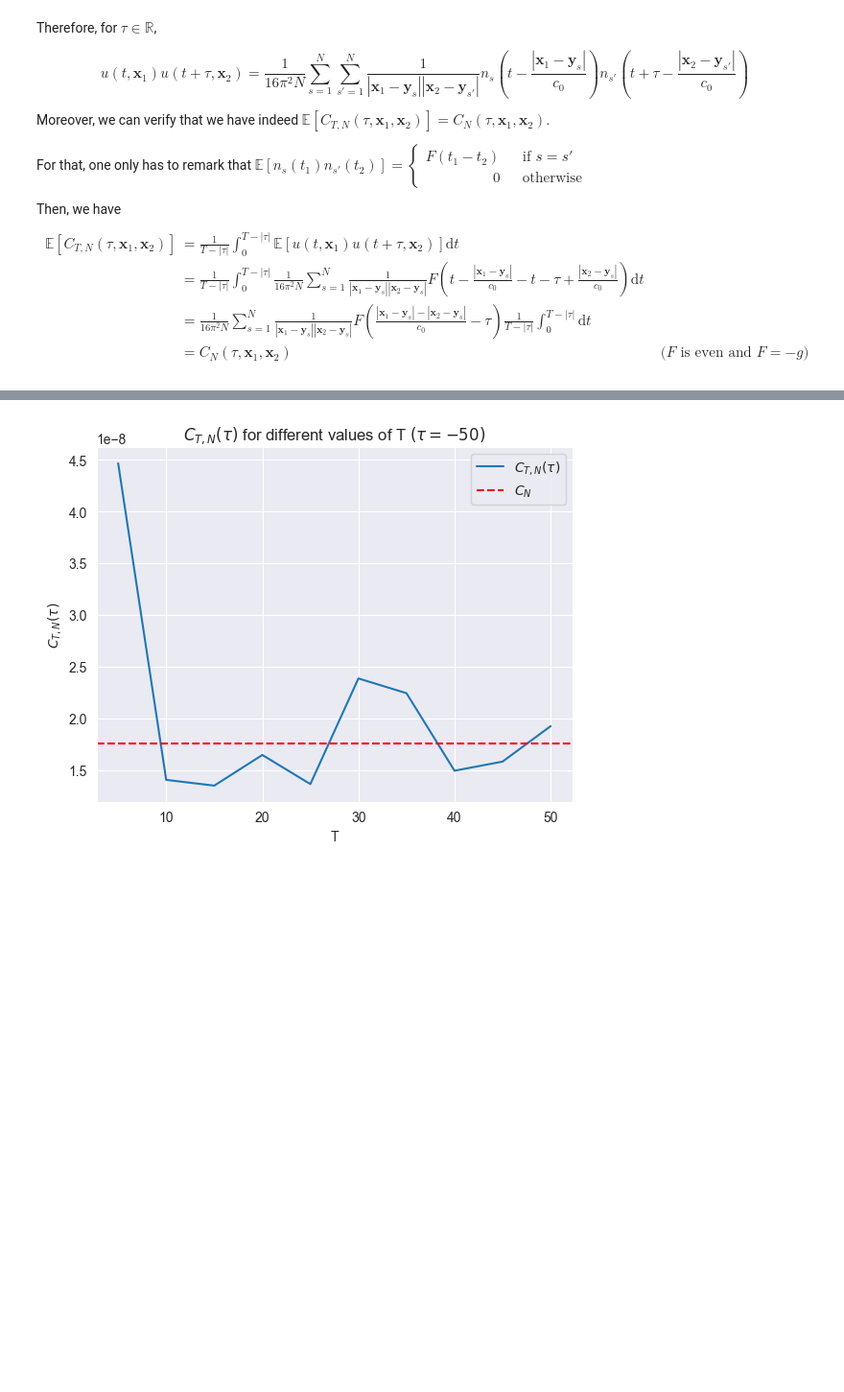
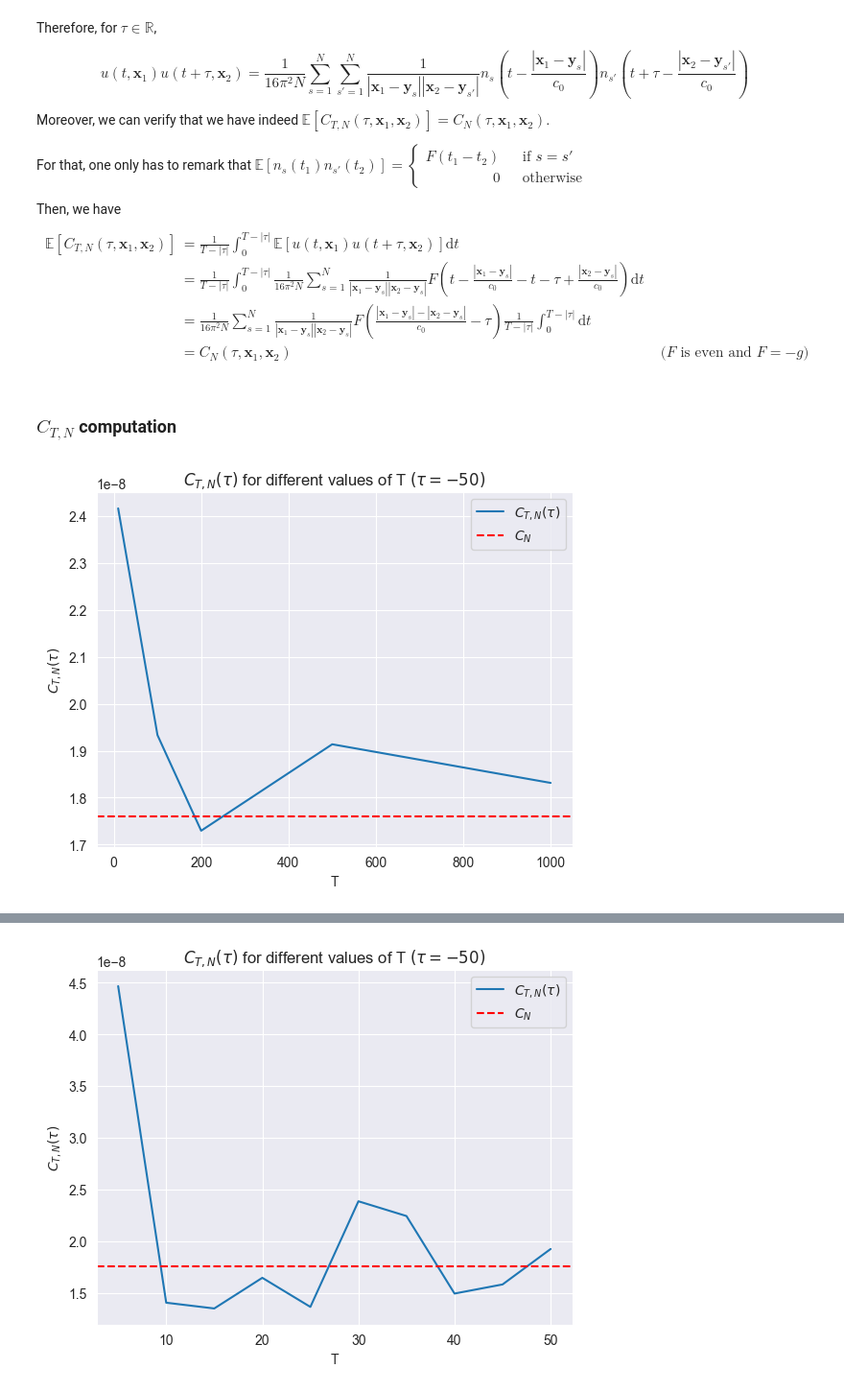
Before and after one commit to mohammed-yassinehabibi/Inverse-Problem, a Jupyter notebook: Project.ipynb, the cells around one changed output, grey strips where cells are left out. Shown: that part at 96% size. Saved outputs shown, nothing was run; the diff lists cells and outputs as text; code cells hidden in the pictures; blank space fills up the shorter version.

```diff
--- a/Project.ipynb
+++ b/Project.ipynb
@@ -109,5 +140,7 @@ $$\begin{aligned}
 &= C_N(\tau,\mathbf{x}_1,\mathbf{x}_2) &\text{ ($F$ is even and $F=-g$)}
 \end{aligned}
 $$
+# %% [markdown]
+### $C_{T,N}$ computation
 # %%
 def F(t):
@@ -148 +197,18 @@ def C_T_N(tau, x_1, x_2, y, c0=1, T=10, dt=0.1):
+# %%
+# Example usage
+T_values = [10, 100, 200, 500, 1000]
+tau = -50
+c_n = C_N(tau, X_1[1], X_1[0], y)  # Ensure `C_N` is defined
+
+C_T_N_results = [C_T_N(tau, X_1[1], X_1[0], y, T=T, dt=0.1) for T in T_values]
+
+plt.plot(T_values, C_T_N_results,  label='$C_{T,N}(\\tau)$')
+plt.axhline(y=c_n, color='r', linestyle='--', label='$C_N$')
+plt.legend()
+plt.xlabel('T')
+plt.ylabel('$C_{T,N}(\\tau)$')
+plt.title('$C_{T,N}(\\tau)$ for different values of T $(\\tau = -50)$')
+plt.show()
+# %% [output]
+[figure, added]
 # %%
```
Also changed, not shown: parts of 20 cells of this notebook.
